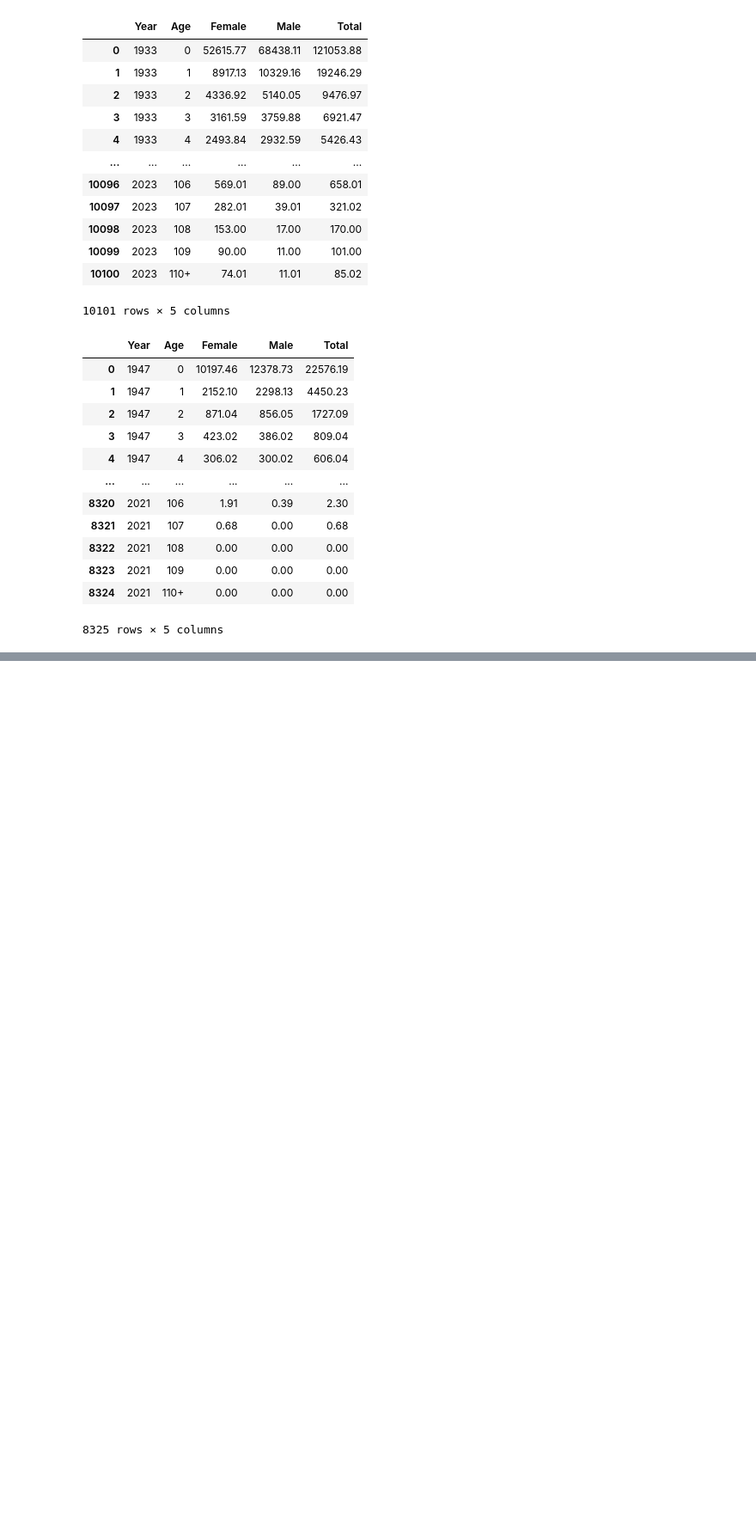
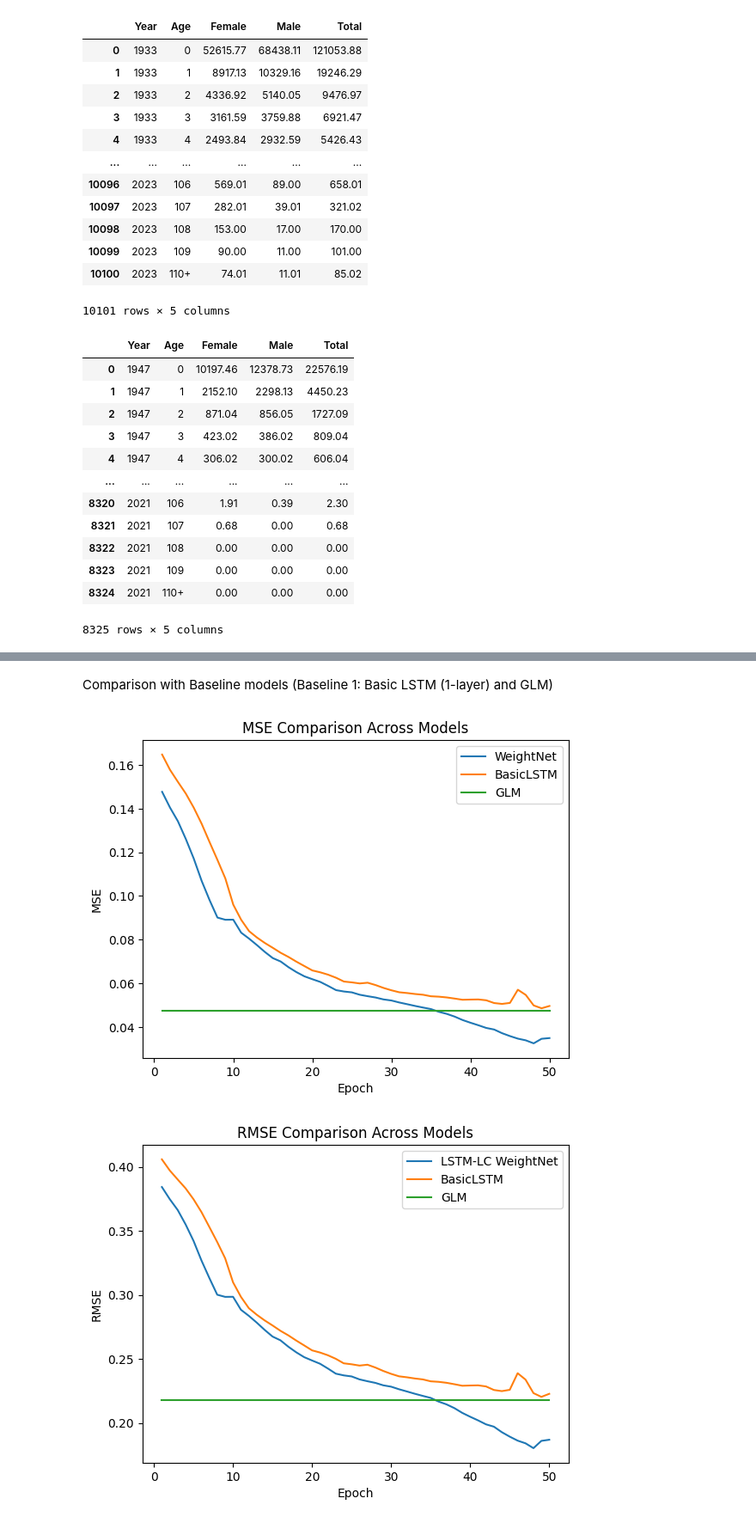
Before and after one commit to Rahdin/LSTM-based-mortality-forecasting, a Jupyter notebook: LSTM_based_Mortality_Forecasting.ipynb, the cells around one changed output, grey strips where cells are left out. Shown at 86% size. Cells and saved outputs as stored; diff of their text form; code cells hidden in the pictures; blank space fills up the shorter version.

Commit message:
Comparative study with simple GLMs and 1D LSTM

```diff
--- a/LSTM_based_Mortality_Forecasting.ipynb
+++ b/LSTM_based_Mortality_Forecasting.ipynb
@@ -207,0 +210,68 @@ Epoch 12 — MSE: 0.072884, RMSE: 0.269970
+# %% [markdown]
+Comparison with Baseline models (Baseline 1: Basic LSTM (1-layer) and GLM)
+# %%
+from sklearn.linear_model import LinearRegression
+from sklearn.metrics import mean_squared_error
+import matplotlib.pyplot as plt
+
+
+baseline1 = WeightNet(input_size=1, hidden_size=32, num_layers=1)
+opt1     = optim.Adam(baseline1.parameters(), lr=1e-3)
+metrics_baseline1 = []
+
+for epoch in range(1, epochs+1):
+    epoch_loss = 0.0
+    for X, y in dl:
+        opt1.zero_grad()
+        y_pred = baseline1(X)
+        loss   = loss_fn(y_pred, y)
+        loss.backward()
+        opt1.step()
+        epoch_loss += loss.item() * X.size(0)
+    mse  = epoch_loss / len(ds)
+    rmse = np.sqrt(mse)
+    metrics_baseline1.append({'epoch': epoch, 'mse': mse, 'rmse': rmse})
+
+metrics_df_baseline1 = pd.DataFrame(metrics_baseline1)
+
+X_np = ds.X.squeeze(-1).numpy()  # shape (N, seq_len)
+y_np = ds.y.numpy()
+
+glm = LinearRegression().fit(X_np, y_np)
+y_pred_glm = glm.predict(X_np)
+
+mse_glm  = mean_squared_error(y_np, y_pred_glm)
+rmse_glm = np.sqrt(mse_glm)
+
+
+glm_mse_list  = [mse_glm]  * epochs
+glm_rmse_list = [rmse_glm] * epochs
+
+metrics_df_glm = pd.DataFrame({
+    'epoch': list(range(1, epochs+1)),
+    'mse':   glm_mse_list,
+    'rmse':  glm_rmse_list
+})
+
+plt.figure()
+plt.plot(metrics_df_lc['epoch'], metrics_df_lc['mse'], label='WeightNet')
+plt.plot(metrics_df_baseline1['epoch'], metrics_df_baseline1['mse'], label='BasicLSTM')
+plt.plot(metrics_df_glm['epoch'], metrics_df_glm['mse'], label='GLM')
+plt.xlabel('Epoch')
+plt.ylabel('MSE')
+plt.legend()
+plt.title('MSE Comparison Across Models')
+plt.show()
+
+plt.figure()
+plt.plot(metrics_df_lc['epoch'], metrics_df_lc['rmse'], label='LSTM-LC WeightNet')
+plt.plot(metrics_df_baseline1['epoch'], metrics_df_baseline1['rmse'], label='BasicLSTM')
+plt.plot(metrics_df_glm['epoch'], metrics_df_glm['rmse'], label='GLM')
+plt.xlabel('Epoch')
+plt.ylabel('RMSE')
+plt.legend()
+plt.title('RMSE Comparison Across Models')
+plt.show()
+# %% [output]
+[figure, added]
+[figure, added]
```
Also changed, not shown: parts of 4 cells of this notebook.
